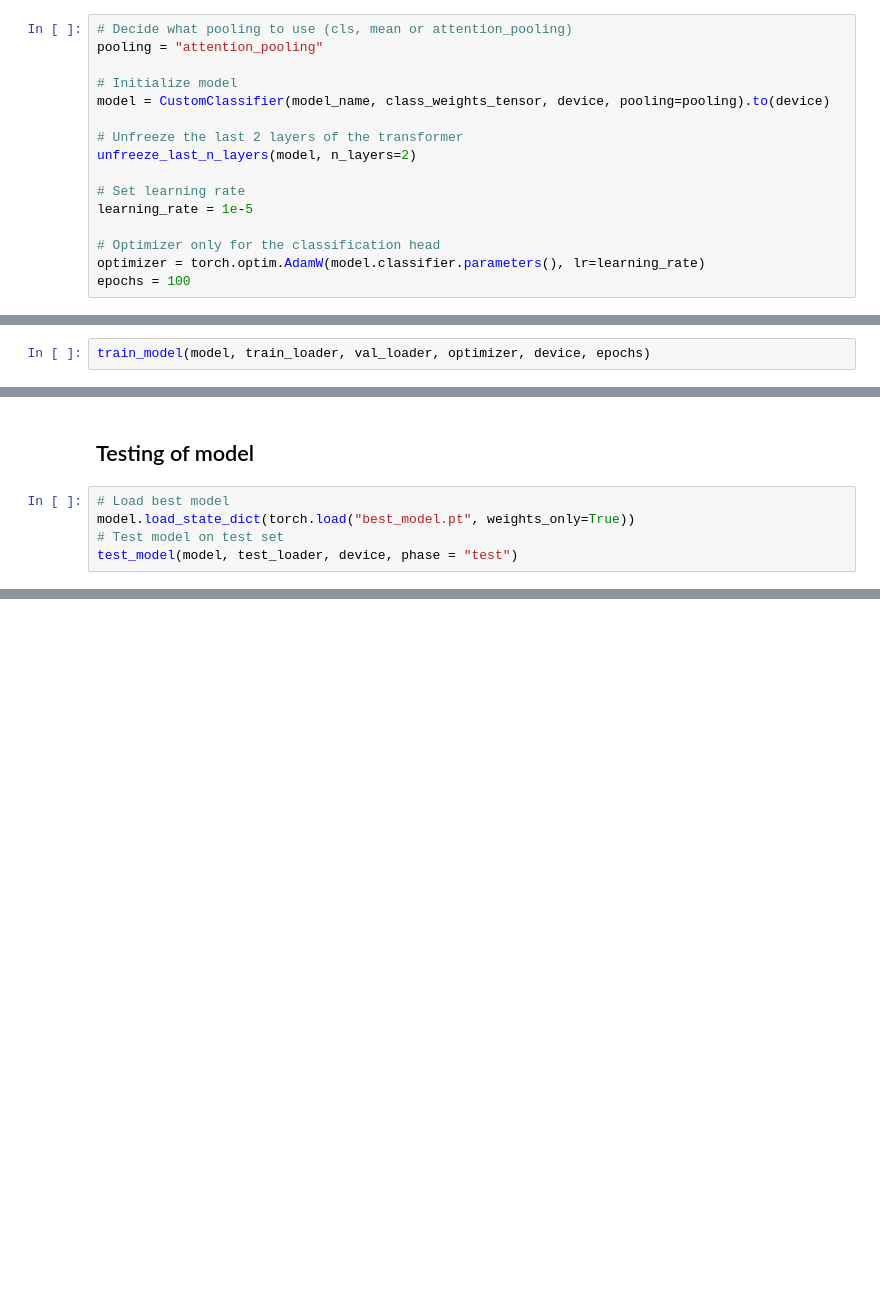
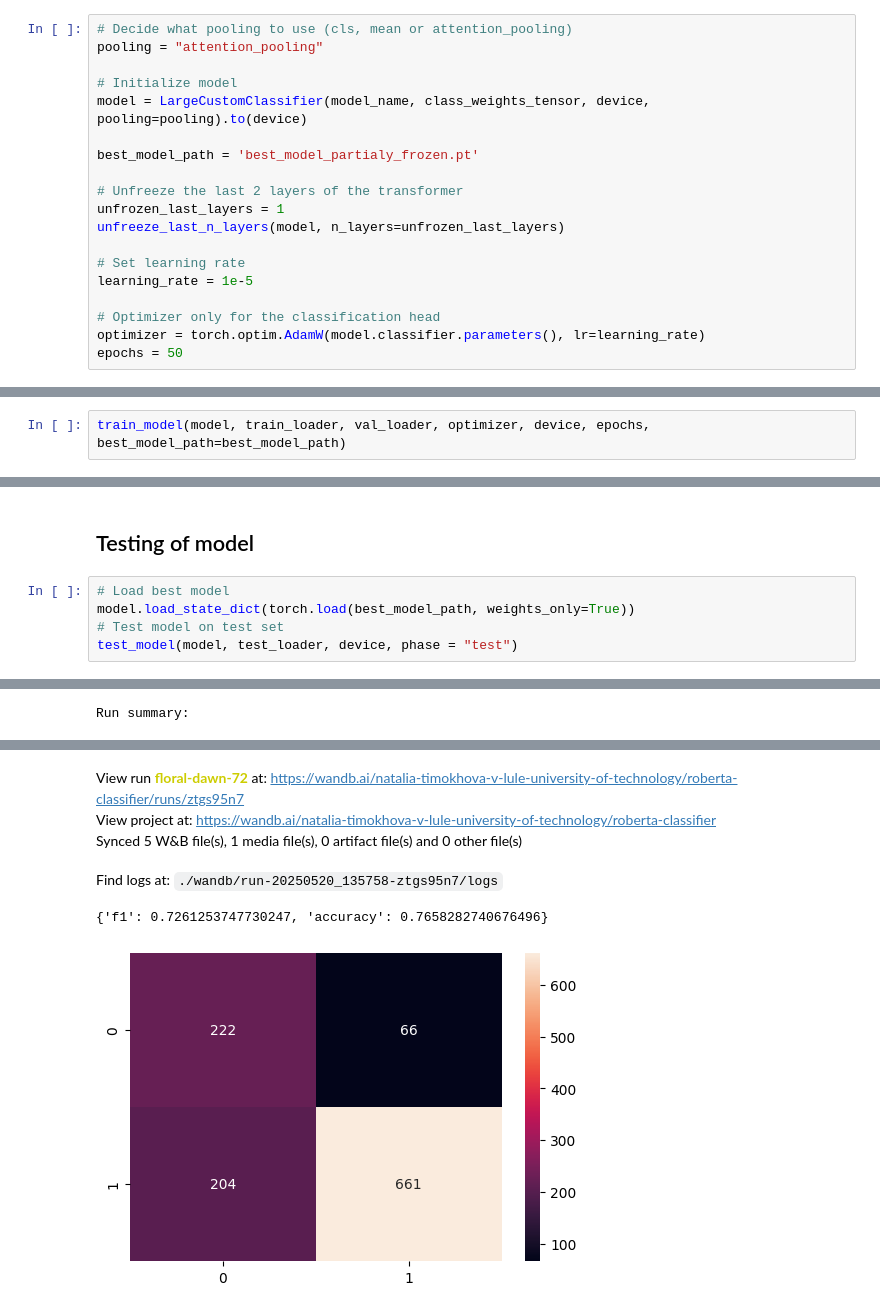
Before and after one commit to NataliaTimokhova/HateSpeechDetection, a Jupyter notebook: notebooks/RoBERTa_partialy_frozen.ipynb, the cells around one changed output, grey strips where cells are left out. Drawn from its saved outputs; the diff is of its cells as text; blank space fills up the shorter version.

```diff
--- a/notebooks/RoBERTa_partialy_frozen.ipynb
+++ b/notebooks/RoBERTa_partialy_frozen.ipynb
@@ -121,15 +121,18 @@ class_weights_tensor = torch.tensor(class_weights, dtype=torch.float).to(device)
 pooling = "attention_pooling"
 
 # Initialize model
-model = CustomClassifier(model_name, class_weights_tensor, device, pooling=pooling).to(device)
+model = LargeCustomClassifier(model_name, class_weights_tensor, device, pooling=pooling).to(device)
+
+best_model_path = 'best_model_partialy_frozen.pt'
 
 # Unfreeze the last 2 layers of the transformer
-unfreeze_last_n_layers(model, n_layers=2)
+unfrozen_last_layers = 1
+unfreeze_last_n_layers(model, n_layers=unfrozen_last_layers)
 
 # Set learning rate
 learning_rate = 1e-5
 
 # Optimizer only for the classification head
 optimizer = torch.optim.AdamW(model.classifier.parameters(), lr=learning_rate)
-epochs = 100
+epochs = 50
 # %% [output]
@@ -167,5 +170,5 @@ View run at https://wandb.ai/natalia-timokhova-v-lule-university-of-technology/r
 <wandb.sdk.wandb_run.Run at 0x...>
 # %%
-train_model(model, train_loader, val_loader, optimizer, device, epochs)
+train_model(model, train_loader, val_loader, optimizer, device, epochs, best_model_path=best_model_path)
 # %% [output]
 Epoch 1
@@ -194,6 +192,7 @@ Epoch 3
 ## Testing of model
 # %%
 # Load best model
-model.load_state_dict(torch.load("best_model.pt", weights_only=True))
+model.load_state_dict(torch.load(best_model_path, weights_only=True))
 # Test model on test set
 test_model(model, test_loader, device, phase = "test")
+# %% [output]
@@ -199,0 +220 @@ test_model(model, test_loader, device, phase = "test")
+Run summary:
@@ -199,0 +237,6 @@ test_model(model, test_loader, device, phase = "test")
+View run floral-dawn-72 at: https://wandb.ai/natalia-timokhova-v-lule-university-of-technology/roberta-classifier/runs/ztgs95n7
+View project at: https://wandb.ai/natalia-timokhova-v-lule-university-of-technology/roberta-classifier
+Synced 5 W&B file(s), 1 media file(s), 0 artifact file(s) and 0 other file(s)
+Find logs at: ./wandb/run-20250520_135758-ztgs95n7/logs
+{'f1': 0.7261253747730247, 'accuracy': 0.7658282740676496}
+[figure, added]
```
Also changed, not shown: parts of 6 cells of this notebook.
